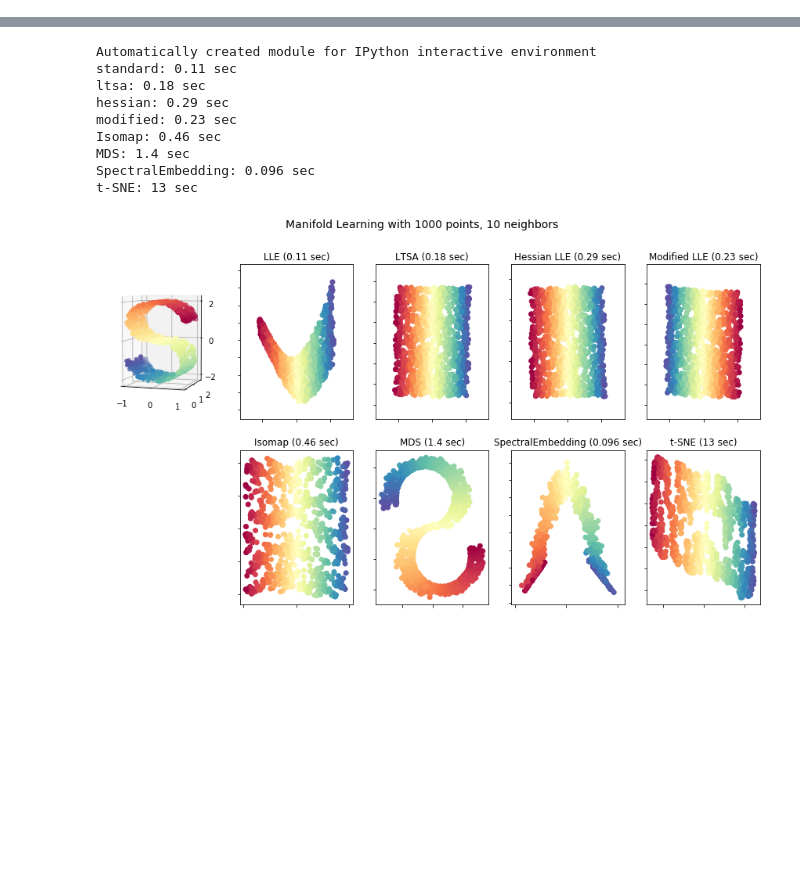
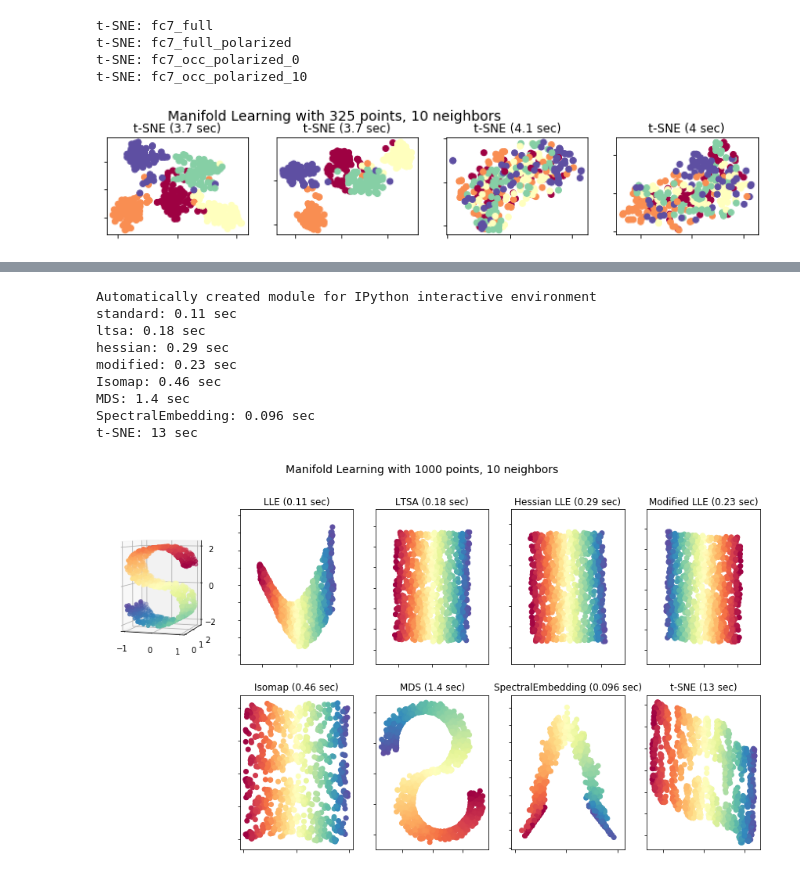
Before and after one commit to JoelDapello/rnnManifolds, a Jupyter notebook: vis/manifoldVis.ipynb, the cells around one changed output, grey strips where cells are left out. Cells and saved outputs as stored; diff of their text form; code cells hidden in the pictures; blank space fills up the shorter version.

```diff
--- a/vis/manifoldVis.ipynb
+++ b/vis/manifoldVis.ipynb
@@ -25,3 +59,60 @@ test_labels = np.squeeze(fc7_features['test_labels'])
+# %%
+t0 = time()
+tsne = manifold.TSNE(n_components=n_components, init='pca', random_state=0)
+Y = tsne.fit_transform(fc7_full)
+t1 = time()
+print("t-SNE: {}".format('fc7_full'))
+ax = fig.add_subplot(252)
+plt.scatter(Y[:, 0], Y[:, 1], c=color, cmap=plt.cm.Spectral)
+plt.title("t-SNE (%.2g sec)" % (t1 - t0))
+ax.xaxis.set_major_formatter(NullFormatter())
+ax.yaxis.set_major_formatter(NullFormatter())
+plt.axis('tight')
+
+t0 = time()
+tsne = manifold.TSNE(n_components=n_components, init='pca', random_state=0)
+Y = tsne.fit_transform(fc7_full_polarized)
+t1 = time()
+print("t-SNE: {}".format('fc7_full_polarized'))
+ax = fig.add_subplot(253)
+plt.scatter(Y[:, 0], Y[:, 1], c=color, cmap=plt.cm.Spectral)
+plt.title("t-SNE (%.2g sec)" % (t1 - t0))
+ax.xaxis.set_major_formatter(NullFormatter())
+ax.yaxis.set_major_formatter(NullFormatter())
+plt.axis('tight')
+
+t0 = time()
+tsne = manifold.TSNE(n_components=n_components, init='pca', random_state=0)
+Y = tsne.fit_transform(fc7_occ_polarized_0)
+t1 = time()
+print("t-SNE: {}".format('fc7_occ_polarized_0'))
+ax = fig.add_subplot(254)
+plt.scatter(Y[:, 0], Y[:, 1], c=color, cmap=plt.cm.Spectral)
+plt.title("t-SNE (%.2g sec)" % (t1 - t0))
+ax.xaxis.set_major_formatter(NullFormatter())
+ax.yaxis.set_major_formatter(NullFormatter())
+plt.axis('tight')
+
+t0 = time()
+tsne = manifold.TSNE(n_components=n_components, init='pca', random_state=0)
+Y = tsne.fit_transform(fc7_occ_polarized_10)
+t1 = time()
+print("t-SNE: {}".format('fc7_occ_polarized_10'))
+ax = fig.add_subplot(255)
+plt.scatter(Y[:, 0], Y[:, 1], c=color, cmap=plt.cm.Spectral)
+plt.title("t-SNE (%.2g sec)" % (t1 - t0))
+ax.xaxis.set_major_formatter(NullFormatter())
+ax.yaxis.set_major_formatter(NullFormatter())
+plt.axis('tight')
+
+
+plt.show()
+# %% [output]
+t-SNE: fc7_full
+t-SNE: fc7_full_polarized
+t-SNE: fc7_occ_polarized_0
+t-SNE: fc7_occ_polarized_10
+[figure, added]
 # %%
 # Next line to silence pyflakes. This import is needed.
 Axes3D
```
Also changed, not shown: parts of 6 cells of this notebook, 6 other files.
